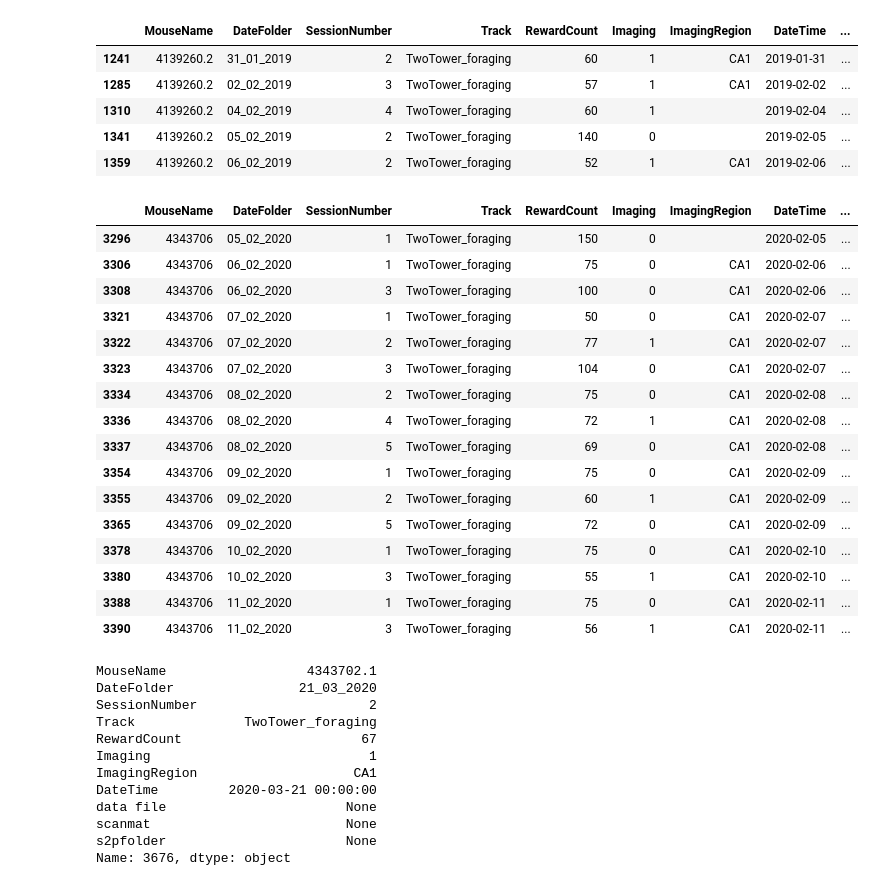
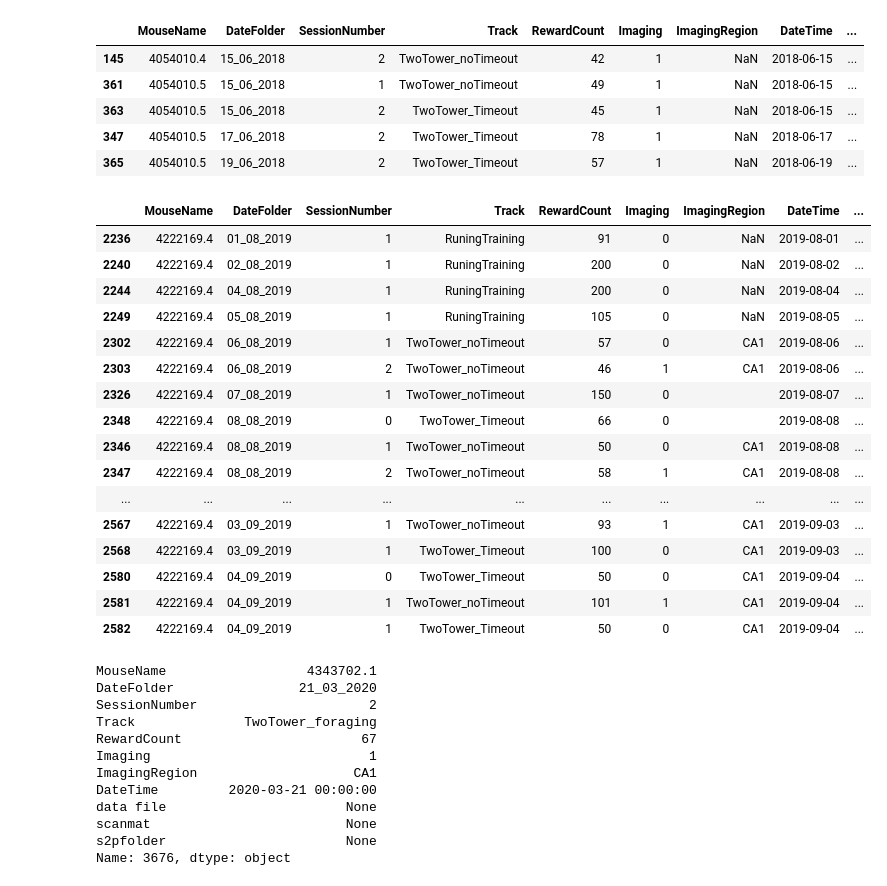
Before and after one commit to GiocomoLab/PlittGiocomo_2021, a Jupyter notebook: deprecated/scratch_notebooks/inspect_s2p_pkls.ipynb, the cells around one changed output. Saved outputs shown, nothing was run; the diff lists cells and outputs as text; code cells hidden in the pictures.

```diff
--- a/scratch/inspect_s2p_pkls.ipynb
+++ b/deprecated/scratch_notebooks/inspect_s2p_pkls.ipynb
@@ -32,38 +32,38 @@ df = pp.load_session_db(dir='/mnt/BigDisk/morph_vr_data/')
 df = df[df['RewardCount']>40]
 # df = df[df['Imaging']==1]
 df = df.sort_values(['MouseName','DateTime','SessionNumber'])
-df = df[df["Track"]=="TwoTower_foraging"]
-df = df[(df['ImagingRegion']=='CA1' )|(df['ImagingRegion']=='')]
+# df = df[df["Track"]=="TwoTower_foraging"]
+# df = df[(df['ImagingRegion']=='CA1' )|(df['ImagingRegion']=='')]
 # %%
 df.head()
 # %% [output]
 |  | MouseName | DateFolder | SessionNumber | Track | RewardCount | Imaging | ImagingRegion | DateTime | ... |
-| 1241 | 4139260.2 | 31_01_2019 | 2 | TwoTower_foraging | 60 | 1 | CA1 | 2019-01-31 | ... |
-| 1285 | 4139260.2 | 02_02_2019 | 3 | TwoTower_foraging | 57 | 1 | CA1 | 2019-02-02 | ... |
-| 1310 | 4139260.2 | 04_02_2019 | 4 | TwoTower_foraging | 60 | 1 |  | 2019-02-04 | ... |
-| 1341 | 4139260.2 | 05_02_2019 | 2 | TwoTower_foraging | 140 | 0 |  | 2019-02-05 | ... |
-| 1359 | 4139260.2 | 06_02_2019 | 2 | TwoTower_foraging | 52 | 1 | CA1 | 2019-02-06 | ... |
+| 145 | 4054010.4 | 15_06_2018 | 2 | TwoTower_noTimeout | 42 | 1 | NaN | 2018-06-15 | ... |
+| 361 | 4054010.5 | 15_06_2018 | 1 | TwoTower_noTimeout | 49 | 1 | NaN | 2018-06-15 | ... |
+| 363 | 4054010.5 | 15_06_2018 | 2 | TwoTower_Timeout | 45 | 1 | NaN | 2018-06-15 | ... |
+| 347 | 4054010.5 | 17_06_2018 | 2 | TwoTower_Timeout | 78 | 1 | NaN | 2018-06-17 | ... |
+| 365 | 4054010.5 | 19_06_2018 | 2 | TwoTower_Timeout | 57 | 1 | NaN | 2018-06-19 | ... |
 # %%
-mouse_df = df.loc[df['MouseName']==m.mouse_metadata.rare_mice[5],:]
-mouse_df.head(20)
+mouse_df = df.loc[df['MouseName']==m.mouse_metadata.frequent_w_decision_mice[3],:]
+mouse_df.head(50)
 # %% [output]
 |  | MouseName | DateFolder | SessionNumber | Track | RewardCount | Imaging | ImagingRegion | DateTime | ... |
-| 3296 | 4343706 | 05_02_2020 | 1 | TwoTower_foraging | 150 | 0 |  | 2020-02-05 | ... |
-| 3306 | 4343706 | 06_02_2020 | 1 | TwoTower_foraging | 75 | 0 | CA1 | 2020-02-06 | ... |
-| 3308 | 4343706 | 06_02_2020 | 3 | TwoTower_foraging | 100 | 0 | CA1 | 2020-02-06 | ... |
-| 3321 | 4343706 | 07_02_2020 | 1 | TwoTower_foraging | 50 | 0 | CA1 | 2020-02-07 | ... |
-| 3322 | 4343706 | 07_02_2020 | 2 | TwoTower_foraging | 77 | 1 | CA1 | 2020-02-07 | ... |
-| 3323 | 4343706 | 07_02_2020 | 3 | TwoTower_foraging | 104 | 0 | CA1 | 2020-02-07 | ... |
-| 3334 | 4343706 | 08_02_2020 | 2 | TwoTower_foraging | 75 | 0 | CA1 | 2020-02-08 | ... |
-| 3336 | 4343706 | 08_02_2020 | 4 | TwoTower_foraging | 72 | 1 | CA1 | 2020-02-08 | ... |
-| 3337 | 4343706 | 08_02_2020 | 5 | TwoTower_foraging | 69 | 0 | CA1 | 2020-02-08 | ... |
-| 3354 | 4343706 | 09_02_2020 | 1 | TwoTower_foraging | 75 | 0 | CA1 | 2020-02-09 | ... |
-| 3355 | 4343706 | 09_02_2020 | 2 | TwoTower_foraging | 60 | 1 | CA1 | 2020-02-09 | ... |
-| 3365 | 4343706 | 09_02_2020 | 5 | TwoTower_foraging | 72 | 0 | CA1 | 2020-02-09 | ... |
-| 3378 | 4343706 | 10_02_2020 | 1 | TwoTower_foraging | 75 | 0 | CA1 | 2020-02-10 | ... |
-| 3380 | 4343706 | 10_02_2020 | 3 | TwoTower_foraging | 55 | 1 | CA1 | 2020-02-10 | ... |
-| 3388 | 4343706 | 11_02_2020 | 1 | TwoTower_foraging | 75 | 0 | CA1 | 2020-02-11 | ... |
-| 3390 | 4343706 | 11_02_2020 | 3 | TwoTower_foraging | 56 | 1 | CA1 | 2020-02-11 | ... |
+| 2236 | 4222169.4 | 01_08_2019 | 1 | RuningTraining | 91 | 0 | NaN | 2019-08-01 | ... |
+| 2240 | 4222169.4 | 02_08_2019 | 1 | RuningTraining | 200 | 0 | NaN | 2019-08-02 | ... |
+| 2244 | 4222169.4 | 04_08_2019 | 1 | RuningTraining | 200 | 0 | NaN | 2019-08-04 | ... |
+| 2249 | 4222169.4 | 05_08_2019 | 1 | RuningTraining | 105 | 0 | NaN | 2019-08-05 | ... |
+| 2302 | 4222169.4 | 06_08_2019 | 1 | TwoTower_noTimeout | 57 | 0 | CA1 | 2019-08-06 | ... |
+| 2303 | 4222169.4 | 06_08_2019 | 2 | TwoTower_noTimeout | 46 | 1 | CA1 | 2019-08-06 | ... |
+| 2326 | 4222169.4 | 07_08_2019 | 1 | TwoTower_noTimeout | 150 | 0 |  | 2019-08-07 | ... |
+| 2348 | 4222169.4 | 08_08_2019 | 0 | TwoTower_Timeout | 66 | 0 |  | 2019-08-08 | ... |
+| 2346 | 4222169.4 | 08_08_2019 | 1 | TwoTower_noTimeout | 50 | 0 | CA1 | 2019-08-08 | ... |
+| 2347 | 4222169.4 | 08_08_2019 | 2 | TwoTower_noTimeout | 58 | 1 | CA1 | 2019-08-08 | ... |
+| ... | ... | ... | ... | ... | ... | ... | ... | ... | ... |
+| 2567 | 4222169.4 | 03_09_2019 | 1 | TwoTower_noTimeout | 93 | 1 | CA1 | 2019-09-03 | ... |
+| 2568 | 4222169.4 | 03_09_2019 | 1 | TwoTower_Timeout | 100 | 0 | CA1 | 2019-09-03 | ... |
+| 2580 | 4222169.4 | 04_09_2019 | 0 | TwoTower_Timeout | 50 | 0 | CA1 | 2019-09-04 | ... |
+| 2581 | 4222169.4 | 04_09_2019 | 1 | TwoTower_noTimeout | 101 | 1 | CA1 | 2019-09-04 | ... |
+| 2582 | 4222169.4 | 04_09_2019 | 1 | TwoTower_Timeout | 50 | 0 | CA1 | 2019-09-04 | ... |
 # %%
 mouse_df.iloc[5]
 # %% [output]
```
Also changed, not shown: 10 other files.
